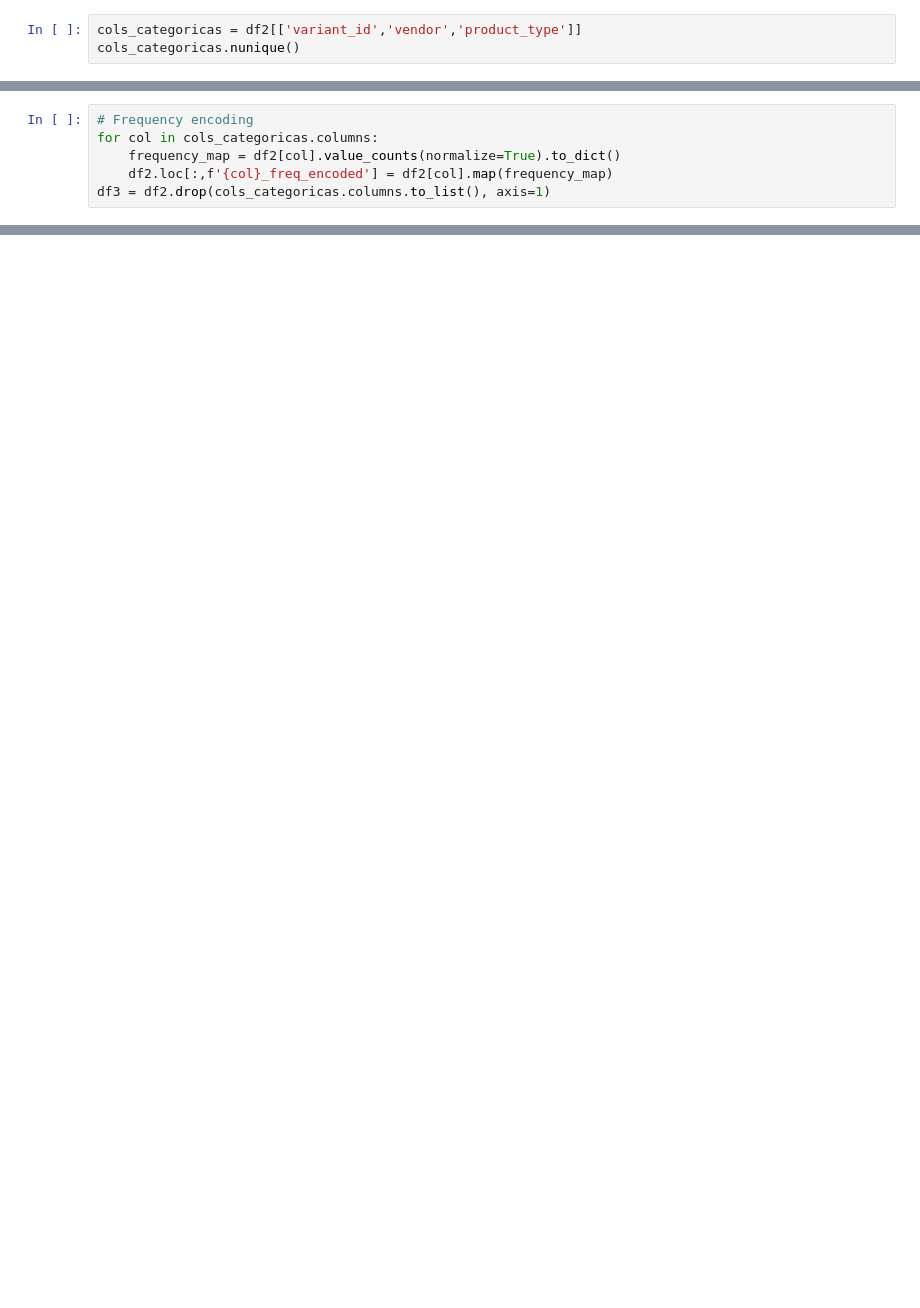
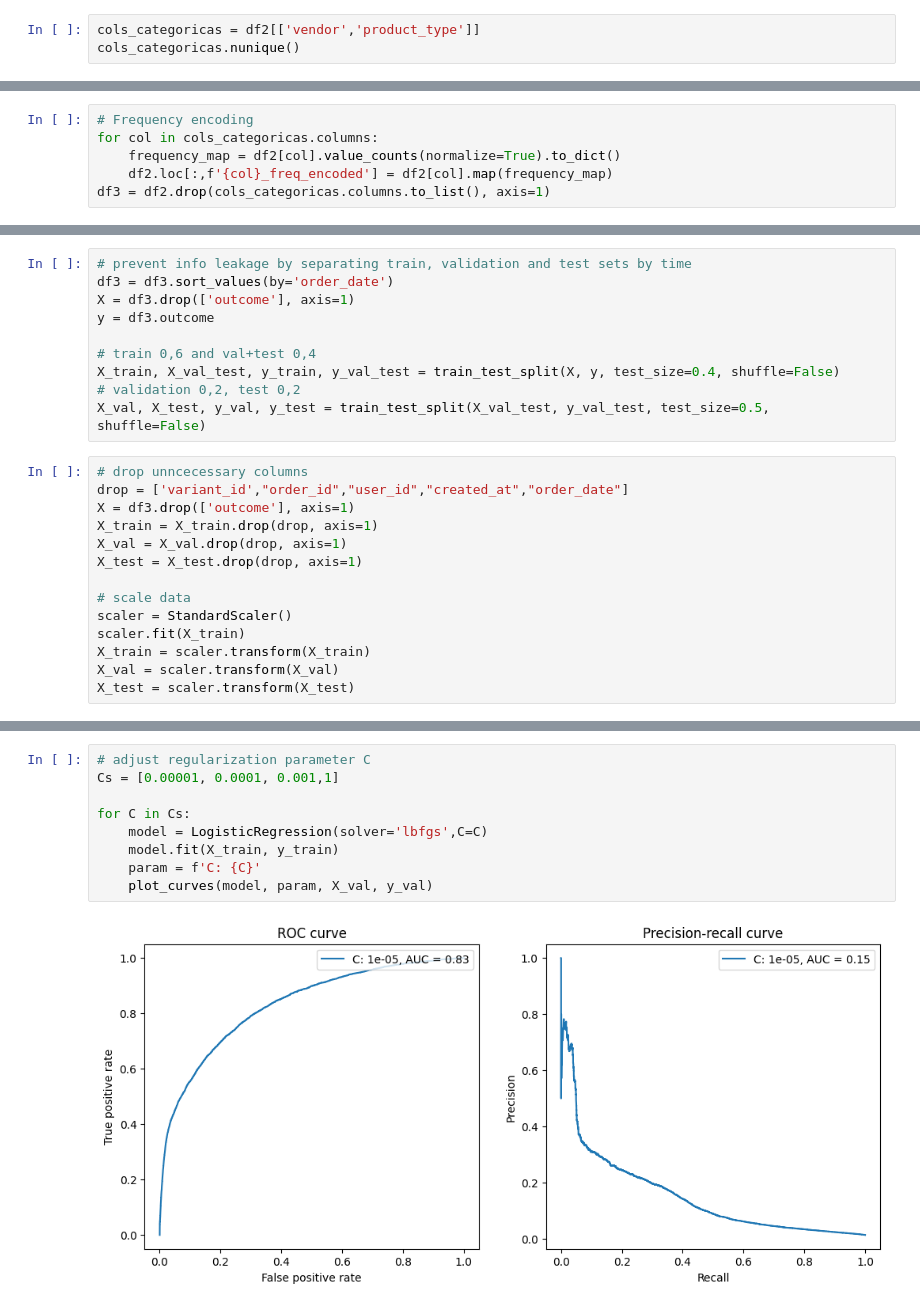
Before and after one commit to alvaro-o/zrive-ds, a Jupyter notebook: src/module_3/module_3_explore.ipynb, the cells around one changed output, grey strips where cells are left out. Drawn from its saved outputs; the diff is of its cells as text; blank space fills up the shorter version.

```diff
--- a/src/module_3/module_3_explore.ipynb
+++ b/src/module_3/module_3_explore.ipynb
@@ -73,6 +73,6 @@ df2.outcome.value_counts()[1]/df2.outcome.value_counts()[0]*100
 # %% [markdown]
 Target is very unbalanced, with positive class rows being only 1.5% relative to the negative class. We will have to take this into account when training the model
 # %%
-cols_categoricas = df2[['variant_id','vendor','product_type']]
+cols_categoricas = df2[['vendor','product_type']]
 cols_categoricas.nunique()
 # %% [output]
@@ -411,0 +88,24 @@ Confusion matrix:
+# %%
+# prevent info leakage by separating train, validation and test sets by time
+df3 = df3.sort_values(by='order_date')
+X = df3.drop(['outcome'], axis=1)
+y = df3.outcome
+
+# train 0,6 and val+test 0,4
+X_train, X_val_test, y_train, y_val_test = train_test_split(X, y, test_size=0.4, shuffle=False)
+# validation 0,2, test 0,2
+X_val, X_test, y_val, y_test = train_test_split(X_val_test, y_val_test, test_size=0.5, shuffle=False)
+# %%
+# drop unncecessary columns
+drop = ['variant_id',"order_id","user_id","created_at","order_date"]
+X = df3.drop(['outcome'], axis=1)
+X_train = X_train.drop(drop, axis=1)
+X_val = X_val.drop(drop, axis=1)
+X_test = X_test.drop(drop, axis=1)
+
+# scale data
+scaler = StandardScaler()
+scaler.fit(X_train)
+X_train = scaler.transform(X_train)
+X_val = scaler.transform(X_val)
+X_test = scaler.transform(X_test)
@@ -411,0 +157,11 @@ Confusion matrix:
+# %%
+# adjust regularization parameter C
+Cs = [0.00001, 0.0001, 0.001,1]
+
+for C in Cs:
+    model = LogisticRegression(solver='lbfgs',C=C)
+    model.fit(X_train, y_train)
+    param = f'C: {C}'
+    plot_curves(model, param, X_val, y_val)
+# %% [output]
+[figure, added]
```
Also changed, not shown: parts of 38 cells of this notebook, 3 other files.
